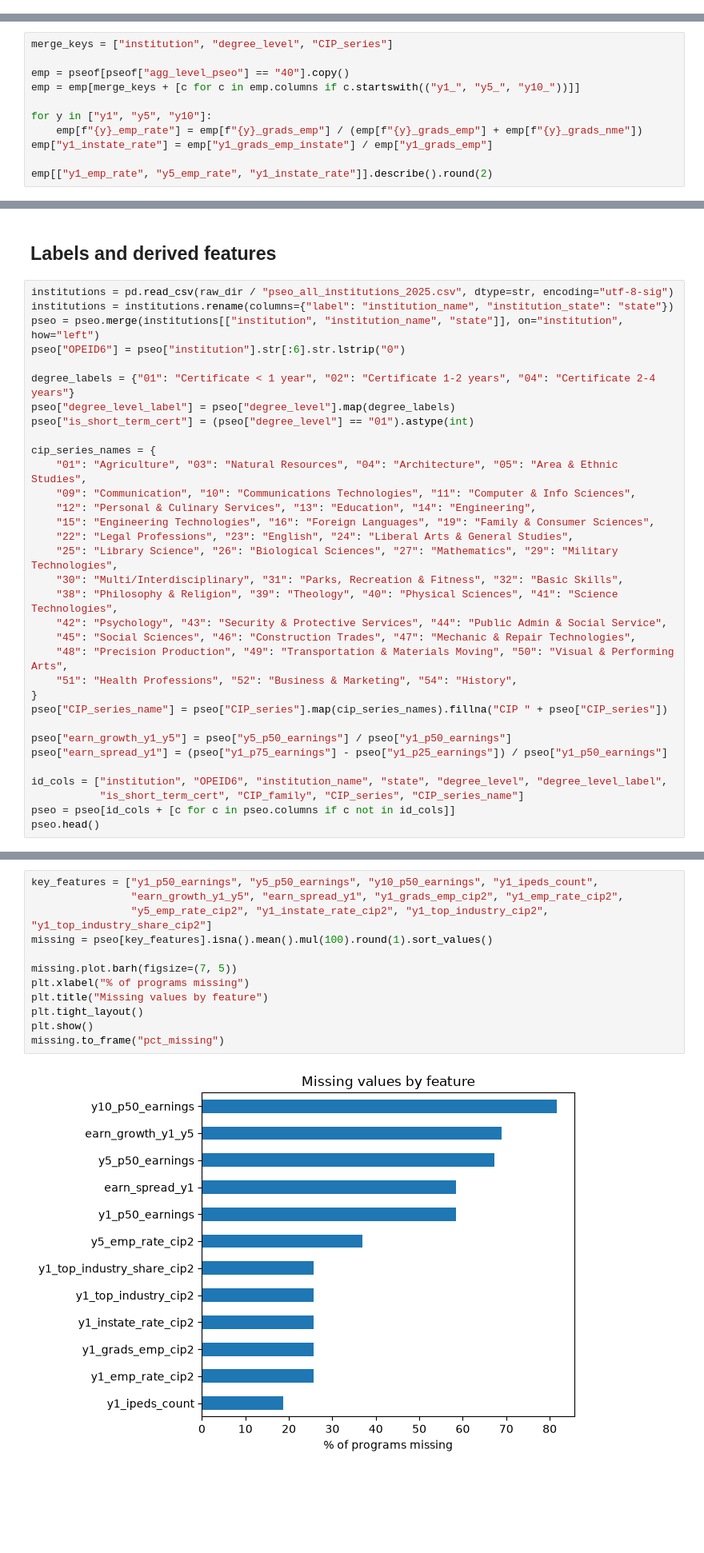
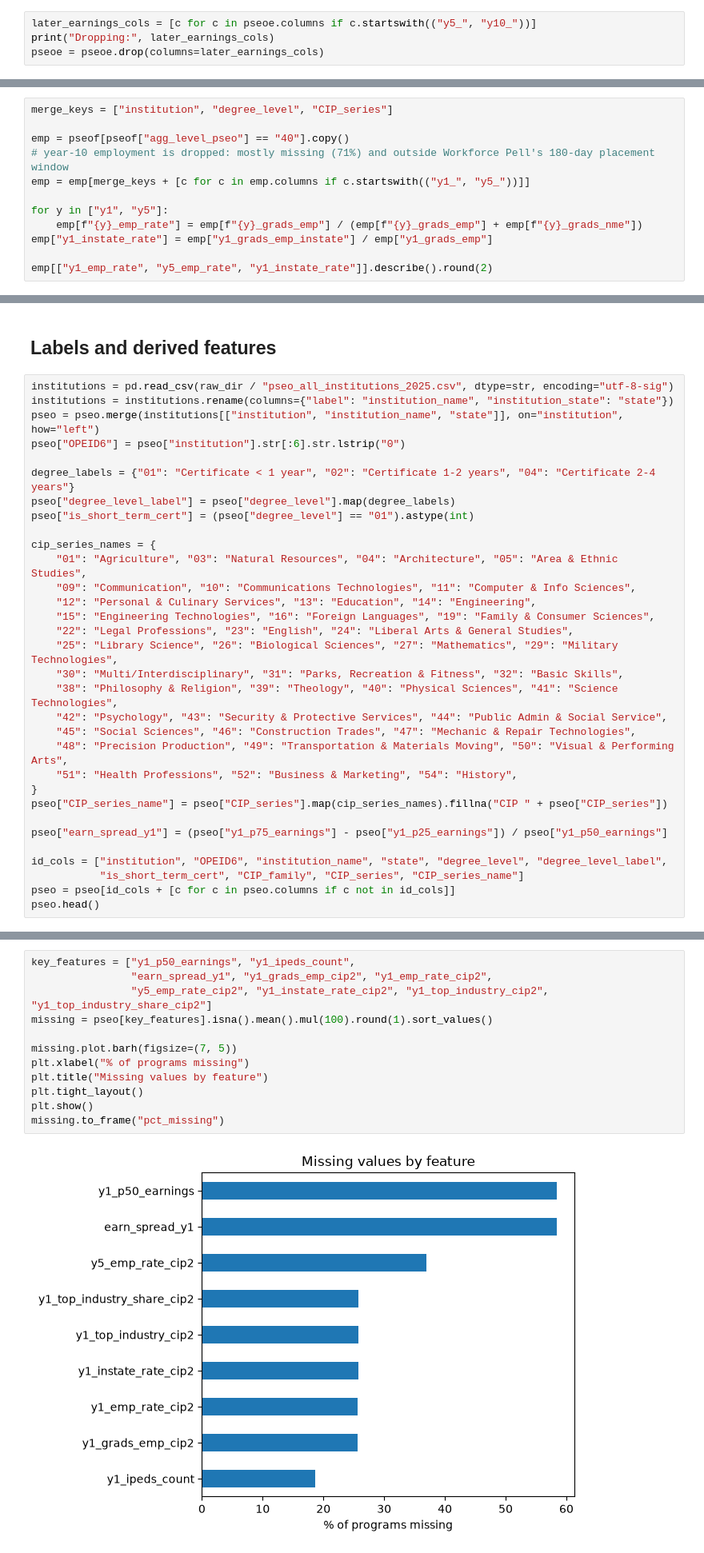
Before and after one commit to Break-Through-Tech/Sage-Road-Solutions-1A-workforce-pell-opportunity-score, a Jupyter notebook: notebooks/individual/PSEO/PSEO_data_cleaning.ipynb, the cells around one changed output, grey strips where cells are left out. Shown at 80% size. Cells and saved outputs as stored; diff of their text form; blank space fills up the shorter version.

Commit message:
Removed y5 and y10 earnings for PSEO

```diff
--- a/notebooks/individual/PSEO/PSEO_data_cleaning.ipynb
+++ b/notebooks/individual/PSEO/PSEO_data_cleaning.ipynb
@@ -79,0 +83,4 @@ pseoe[["y1_earnings_status", "y5_earnings_status", "y10_earnings_status"]].apply
+# %%
+later_earnings_cols = [c for c in pseoe.columns if c.startswith(("y5_", "y10_"))]
+print("Dropping:", later_earnings_cols)
+pseoe = pseoe.drop(columns=later_earnings_cols)
@@ -105,9 +114,10 @@ From the all-industries rows (`agg_level_pseo == "40"`):
 merge_keys = ["institution", "degree_level", "CIP_series"]
 
 emp = pseof[pseof["agg_level_pseo"] == "40"].copy()
-emp = emp[merge_keys + [c for c in emp.columns if c.startswith(("y1_", "y5_", "y10_"))]]
+# year-10 employment is dropped: mostly missing (71%) and outside Workforce Pell's 180-day placement window
+emp = emp[merge_keys + [c for c in emp.columns if c.startswith(("y1_", "y5_"))]]
 
-for y in ["y1", "y5", "y10"]:
+for y in ["y1", "y5"]:
     emp[f"{y}_emp_rate"] = emp[f"{y}_grads_emp"] / (emp[f"{y}_grads_emp"] + emp[f"{y}_grads_nme"])
 emp["y1_instate_rate"] = emp["y1_grads_emp_instate"] / emp["y1_grads_emp"]
 
@@ -201,7 +211,6 @@ cip_series_names = {
 }
 pseo["CIP_series_name"] = pseo["CIP_series"].map(cip_series_names).fillna("CIP " + pseo["CIP_series"])
 
-pseo["earn_growth_y1_y5"] = pseo["y5_p50_earnings"] / pseo["y1_p50_earnings"]
 pseo["earn_spread_y1"] = (pseo["y1_p75_earnings"] - pseo["y1_p25_earnings"]) / pseo["y1_p50_earnings"]
 
 id_cols = ["institution", "OPEID6", "institution_name", "state", "degree_level", "degree_level_label",
@@ -219,18 +228,18 @@ pseo.head()
 ## Missing Values Analysis
 ### % missing by feature
 # %%
-key_features = ["y1_p50_earnings", "y5_p50_earnings", "y10_p50_earnings", "y1_ipeds_count",
-                "earn_growth_y1_y5", "earn_spread_y1", "y1_grads_emp_cip2", "y1_emp_rate_cip2",
+key_features = ["y1_p50_earnings", "y1_ipeds_count",
+                "earn_spread_y1", "y1_grads_emp_cip2", "y1_emp_rate_cip2",
                 "y5_emp_rate_cip2", "y1_instate_rate_cip2", "y1_top_industry_cip2", "y1_top_industry_share_cip2"]
 missing = pseo[key_features].isna().mean().mul(100).round(1).sort_values()
 
 missing.plot.barh(figsize=(7, 5))
 plt.xlabel("% of programs missing")
 plt.title("Missing values by feature")
 plt.tight_layout()
 plt.show()
 missing.to_frame("pct_missing")
 # %% [output]
-[figure, old version]
+[figure, new version]
 |  | pct_missing |
 | y1_ipeds_count | 18.7 |
```
Also changed, not shown: parts of 9 cells of this notebook, 7 other files.
